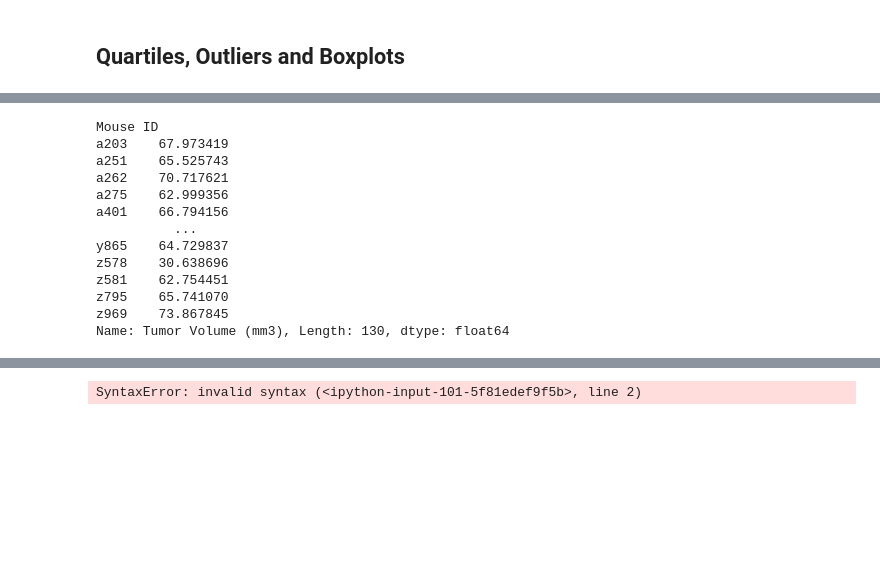
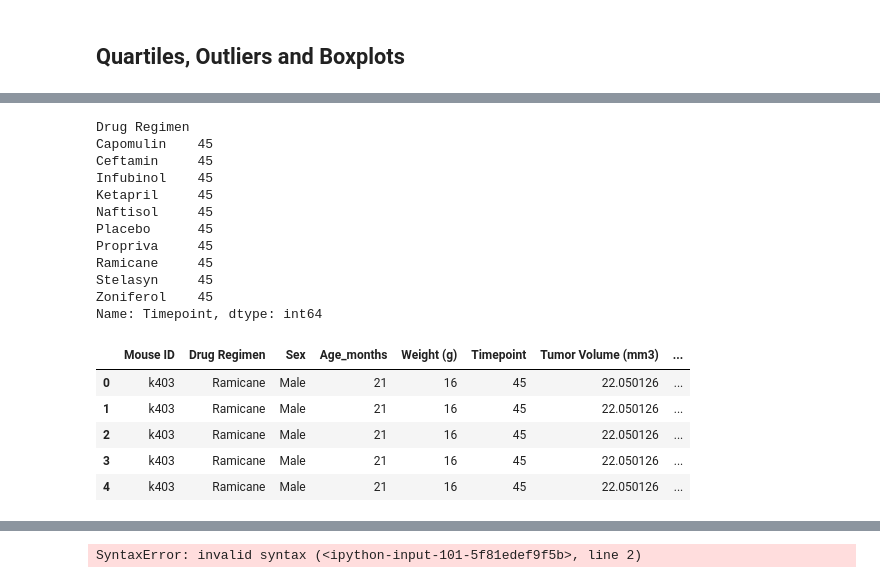
Before and after one commit to tomcahill76/Matplotlib-Homework-, a Jupyter notebook: pymaceuticals_starter.ipynb, the cells around one changed output, grey strips where cells are left out. Drawn from its saved outputs; the diff is of its cells as text; code cells hidden in the pictures; blank space fills up the shorter version.

```diff
--- a/pymaceuticals_starter.ipynb
+++ b/pymaceuticals_starter.ipynb
@@ -232,22 +233,30 @@ Last_df = Drug_Regimen_grouped["Timepoint"].max()
 Last_df
 
 # Merge this group df with the original dataframe to get the tumor volume at the last timepoint
-Last_Tumor_df = pd.merge(merged_clean_df,Last_df, on="Timepoint",)
-Last_Tumor_df
+# Last_Tumor_df = pd.merge(merged_clean_df,Last_df, on="Mouse ID",)
+# Last_Tumor_df
 
-Last_Tumor_grouped = Last_Tumor_df.groupby(["Mouse ID"])["Tumor Volume (mm3)"].first()
-Last_Tumor_grouped
+# Last_Tumor_grouped = Last_Tumor_df.groupby(Last_Tumor_df["Drug Regimen"])["Tumor Volume (mm3)"].first()
+# Last_Tumor_grouped
 # %% [output]
-Mouse ID
-a203    67.973419
-a251    65.525743
-a262    70.717621
-a275    62.999356
-a401    66.794156
-          ...
-y865    64.729837
-z578    30.638696
-z581    62.754451
-z795    65.741070
-z969    73.867845
-Name: Tumor Volume (mm3), Length: 130, dtype: float64
+Drug Regimen
+Capomulin    45
+Ceftamin     45
+Infubinol    45
+Ketapril     45
+Naftisol     45
+Placebo      45
+Propriva     45
+Ramicane     45
+Stelasyn     45
+Zoniferol    45
+Name: Timepoint, dtype: int64
+# %%
+Last_Tumor_df.head()
+# %% [output]
+|  | Mouse ID | Drug Regimen | Sex | Age_months | Weight (g) | Timepoint | Tumor Volume (mm3) | ... |
+| 0 | k403 | Ramicane | Male | 21 | 16 | 45 | 22.050126 | ... |
+| 1 | k403 | Ramicane | Male | 21 | 16 | 45 | 22.050126 | ... |
+| 2 | k403 | Ramicane | Male | 21 | 16 | 45 | 22.050126 | ... |
+| 3 | k403 | Ramicane | Male | 21 | 16 | 45 | 22.050126 | ... |
+| 4 | k403 | Ramicane | Male | 21 | 16 | 45 | 22.050126 | ... |
```
Also changed, not shown: parts of 11 cells of this notebook, 2 other files.
